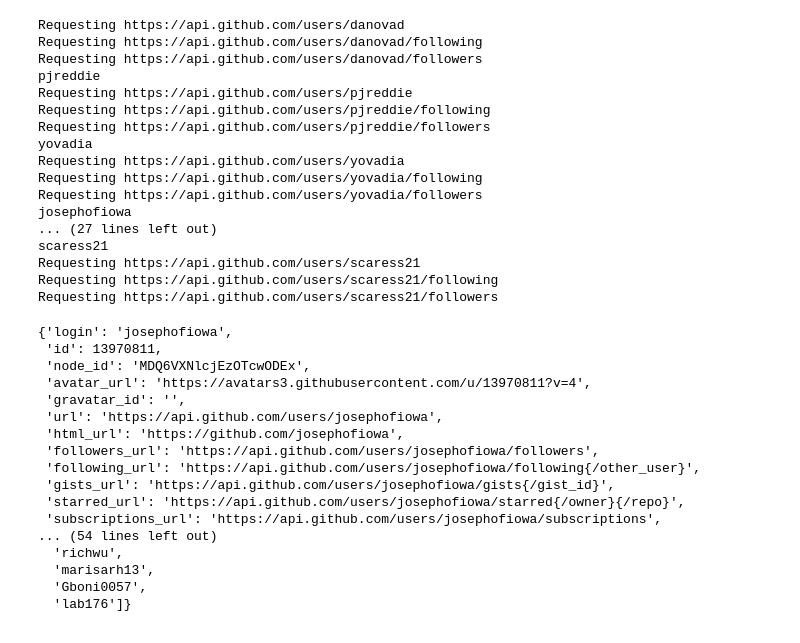
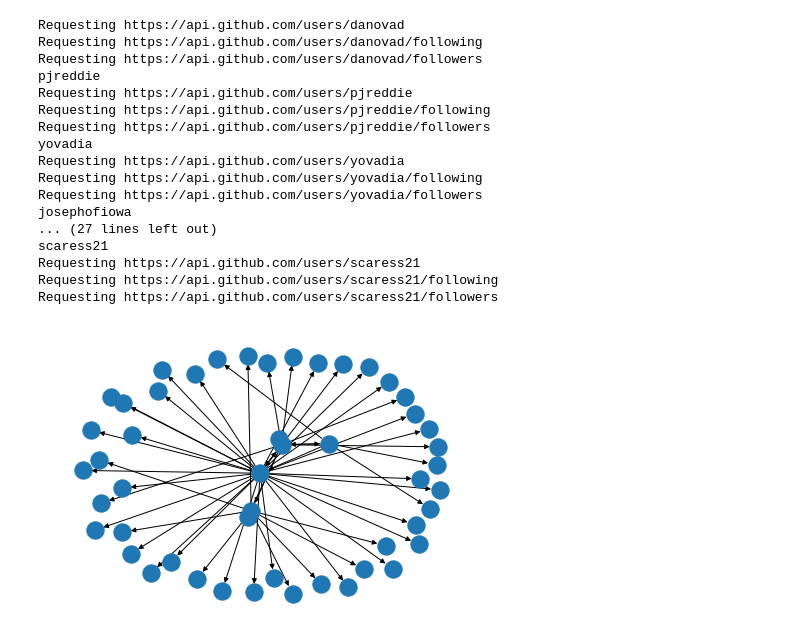
Before and after one commit to DanOvad/GitHub-network-analysis, a Jupyter notebook: retrieving_data.ipynb, the cells around one changed output. Saved outputs shown, nothing was run; the diff lists cells and outputs as text; code cells hidden in the pictures.

Commit message:
API token working, generated graph. Figuring out plots.

```diff
--- a/retrieving_data.ipynb
+++ b/retrieving_data.ipynb
@@ -159,23 +117,3 @@ scaress21
 Requesting https://api.github.com/users/scaress21
 Requesting https://api.github.com/users/scaress21/following
 Requesting https://api.github.com/users/scaress21/followers
-# %%
-users_details_list[3]
-# %% [output]
-{'login': 'josephofiowa',
- 'id': 13970811,
- 'node_id': 'MDQ6VXNlcjEzOTcwODEx',
- 'avatar_url': 'https://avatars3.githubusercontent.com/u/13970811?v=4',
- 'gravatar_id': '',
- 'url': 'https://api.github.com/users/josephofiowa',
- 'html_url': 'https://github.com/josephofiowa',
- 'followers_url': 'https://api.github.com/users/josephofiowa/followers',
- 'following_url': 'https://api.github.com/users/josephofiowa/following{/other_user}',
- 'gists_url': 'https://api.github.com/users/josephofiowa/gists{/gist_id}',
- 'starred_url': 'https://api.github.com/users/josephofiowa/starred{/owner}{/repo}',
- 'subscriptions_url': 'https://api.github.com/users/josephofiowa/subscriptions',
-... (54 lines left out)
-  'richwu',
-  'marisarh13',
-  'Gboni0057',
-  'lab176']}
@@ -181,0 +124,8 @@ users_details_list[3]
+# %%
+a = {user['login']:user['following_users'] for user in users_details_list}
+# %%
+G = nx.DiGraph(a)
+# %%
+nx.drawing.draw(G)
+# %% [output]
+[figure, added]
```
Also changed, not shown: parts of 10 cells of this notebook.
